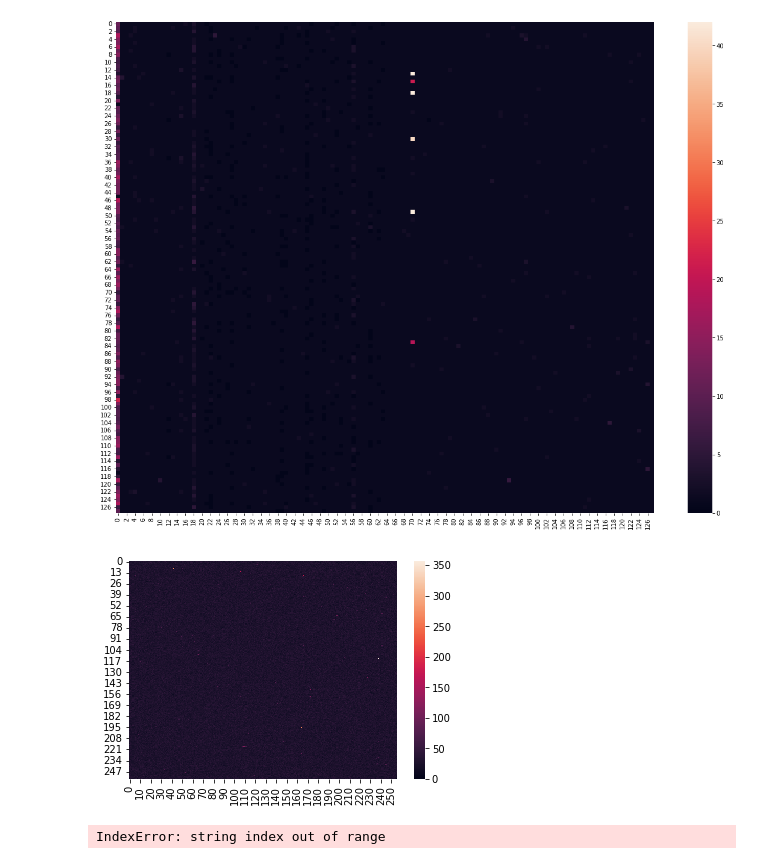
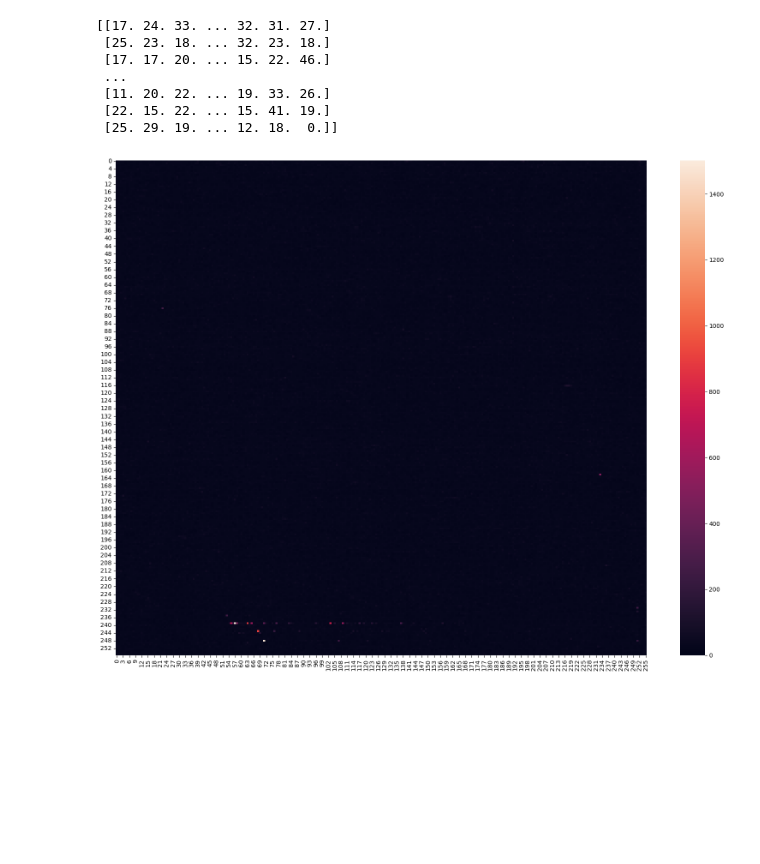
Before and after one commit to aapon00/NetSim2022, a Jupyter notebook: caida_analysis.ipynb, the cells around one changed output. Cells and saved outputs as stored; diff of their text form; code cells hidden in the pictures; blank space fills up the shorter version.

```diff
--- a/caida_analysis.ipynb
+++ b/caida_analysis.ipynb
@@ -9,5 +11,5 @@ import seaborn as sns
 # %%
-filename = '~/data/pcap/caida_2016_small.csv'
+filename = '~/data/pcap/as.tcp.nano.csv'
 
 df = pd.read_csv(filename)
 df
@@ -88,11 +29,0 @@ Name: ts, dtype: int64
-# %%
-grouped = df[:100000].groupby(['src', 'dst', 'dport'])
-
-for dst, group in grouped:
-    if len(group) < 100:
-        continue
-    gaps = group['ts'].diff().dropna() * 1000000
-#    print(' '.join([str(int(g)) for g in gaps]))
-
-    p = s.weibull_min.fit(gaps, floc=0, fscale=1)
-    print(f"{p[0]:.4f}  {len(group)}")
@@ -131,0 +156,8 @@ plt.show()
+# %%
+counts = [(c,len(g[g.len > 40])) for c,g in df.groupby(['pcrc'])]
+
+for crc, count in sorted(counts, key=lambda c: c[1], reverse=True)[:20]:
+    print(f"{crc:5}  {count:6}")
+
+counts_df = pd.DataFrame(counts, columns=['pcrc', 'count'])
+plt.hist(counts_df, bins=256)
@@ -132,16 +203,21 @@ plt.show()
 # %%
-a_size = 128
-b_size = 128
+arr = np.zeros((256,256))
+for crc, group in df.groupby(['pcrc']):
+    if crc == 65535:
+        continue
+    a = crc >> 8
+    b = crc & 255
+    arr[a][b] = len(group[group.len > 40])
 
-arr = np.zeros((a_size, b_size))
-
-for keys, group in df.groupby(['crc', 'dport']):
-    a = keys[0] / (2**16 / a_size)
-    b = keys[1] / (2**16 / b_size)
-#    print(a, b)
-    arr[int(a)][int(b)] = len(group)
-
+print(arr)
 sns.heatmap(arr)
 plt.show()
 # %% [output]
+[[17. 24. 33. ... 32. 31. 27.]
+ [25. 23. 18. ... 32. 23. 18.]
+ [17. 17. 20. ... 15. 22. 46.]
+ ...
+ [11. 20. 22. ... 19. 33. 26.]
+ [22. 15. 22. ... 15. 41. 19.]
+ [25. 29. 19. ... 12. 18.  0.]]
-[figure, old version]
+[figure, new version]
@@ -157,21 +223,0 @@ plt.show()
-# %%
-import seaborn as sns
-
-arr = np.zeros((256,256))
-for crc, count in codes:
-    a = crc[3] >> 8
-    b = crc[3] & 255
-    arr[a][b] += count
-
-sns.heatmap(arr)
-plt.show()
-# %% [output]
-[figure, removed]
-# %%
-for c, group in df.groupby(['src','dst','dport']):
-    if len(group) < 30:
-        continue
-    avg = sum(line[5] for line in group)/len(group)
-    print(avg)
-# %% [output]
-IndexError: string index out of range
```
Also changed, not shown: parts of 36 cells of this notebook.
